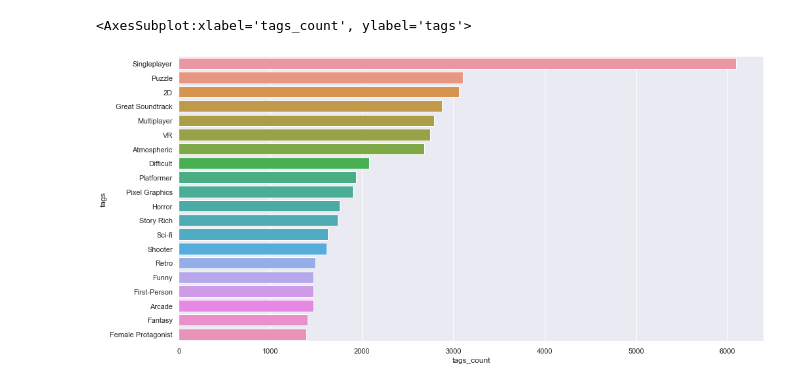
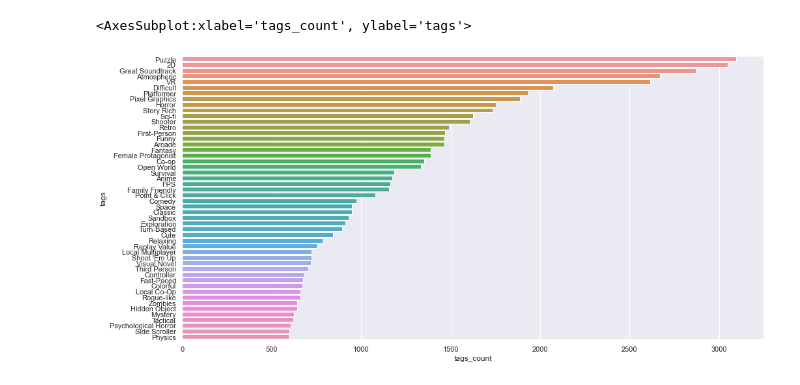
Before and after one commit to bryan9898/1015, a Jupyter notebook: steamdata/Steam Data - Exploratory Data Analysis.ipynb, the cells around one changed output. Cells and saved outputs as stored; diff of their text form; code cells hidden in the pictures.

Commit message:
data clean + EDA

```diff
--- a/steamdata/Steam Data - Exploratory Data Analysis.ipynb
+++ b/steamdata/Steam Data - Exploratory Data Analysis.ipynb
@@ -79,8 +31,9 @@ sb.barplot(x = "genre_count", y = "genre", data = genres_count)
 # %%
-tags_count = pd.DataFrame(data.additional_tags.str.split(', ').explode().value_counts()).reset_index()
+tags_count = pd.DataFrame(data.additional_tags.str.split(';').explode().value_counts()).reset_index()
 tags_count.columns = ["tags", "tags_count"]
+tags_count = tags_count[(tags_count["tags"] != "Singleplayer") & (tags_count["tags"] != "Multiplayer") & (tags_count["tags"] != "NSFW")]
 f = plt.figure(figsize=(16, 8))
-sb.barplot(x = "tags_count", y = "tags", data = tags_count.head(20))
+sb.barplot(x = "tags_count", y = "tags", data = tags_count.head(50))
 # %% [output]
 <AxesSubplot:xlabel='tags_count', ylabel='tags'>
-[figure, old version]
+[figure, new version]
```
Also changed, not shown: parts of 26 cells of this notebook, 2 other files.
